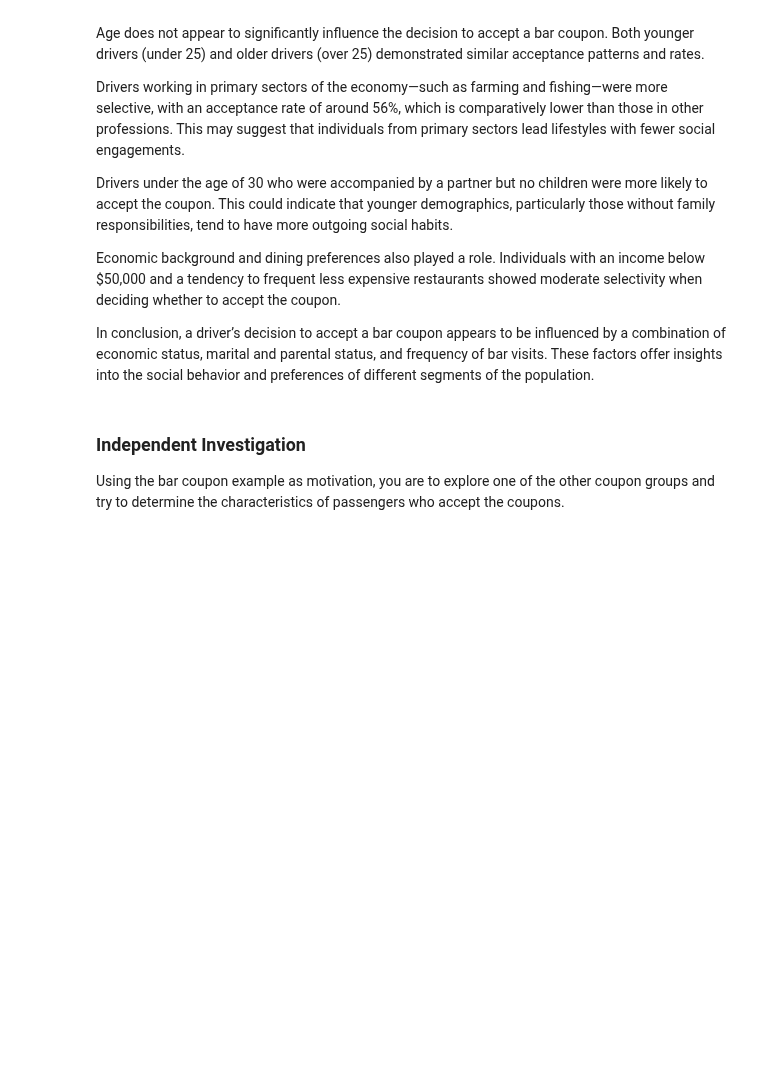
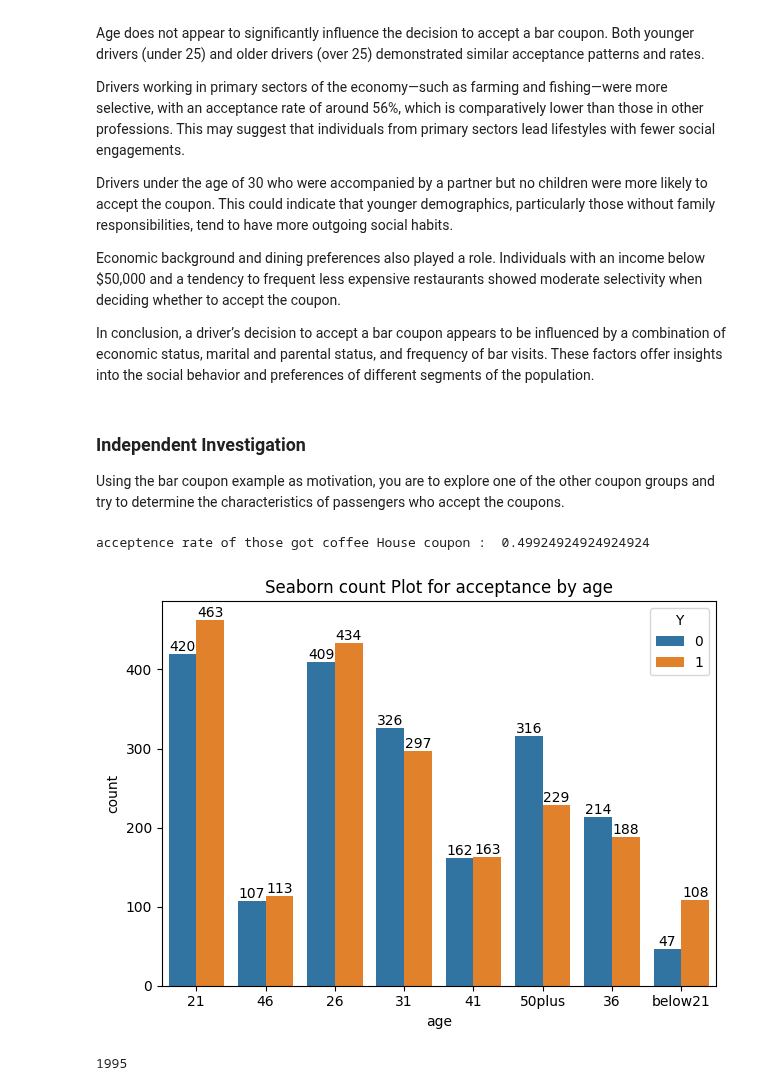
Before and after one commit to karthikgurunath/PCAIML_practical_App1, a Jupyter notebook: prompt.ipynb, the cells around one changed output. Drawn from its saved outputs; the diff is of its cells as text; code cells hidden in the pictures; blank space fills up the shorter version.

Commit message:
Independent hypothesis for coffeehouse

```diff
--- a/prompt.ipynb
+++ b/prompt.ipynb
@@ -259,0 +242,20 @@ data['coupon'].value_counts
+# %%
+ data_coffHouse= data[(data['coupon'] == 'Coffee House')]
+print("acceptence rate of those got coffee House coupon : ", data_coffHouse['Y'].mean())
+# %% [output]
+acceptence rate of those got coffee House coupon :  0.49924924924924924
+# %%
+ax = sns.countplot(data=data_coffHouse , x= 'age', hue='Y')
+plt.title('Seaborn count Plot for acceptance by age')
+for container in ax.containers:
+  ax.bar_label(container)
+sns.set_color_codes(palette='deep')
+plt.tight_layout() # Adjusts plot parameters for a tight layout
+plt.show()
+# %% [output]
+[figure, added]
+# %%
+data_coffHouse_accepted = data_coffHouse[data_coffHouse['Y']==1]
+len(data_coffHouse_accepted)
+# %% [output]
+1995
```
Also changed, not shown: parts of 9 cells of this notebook.
